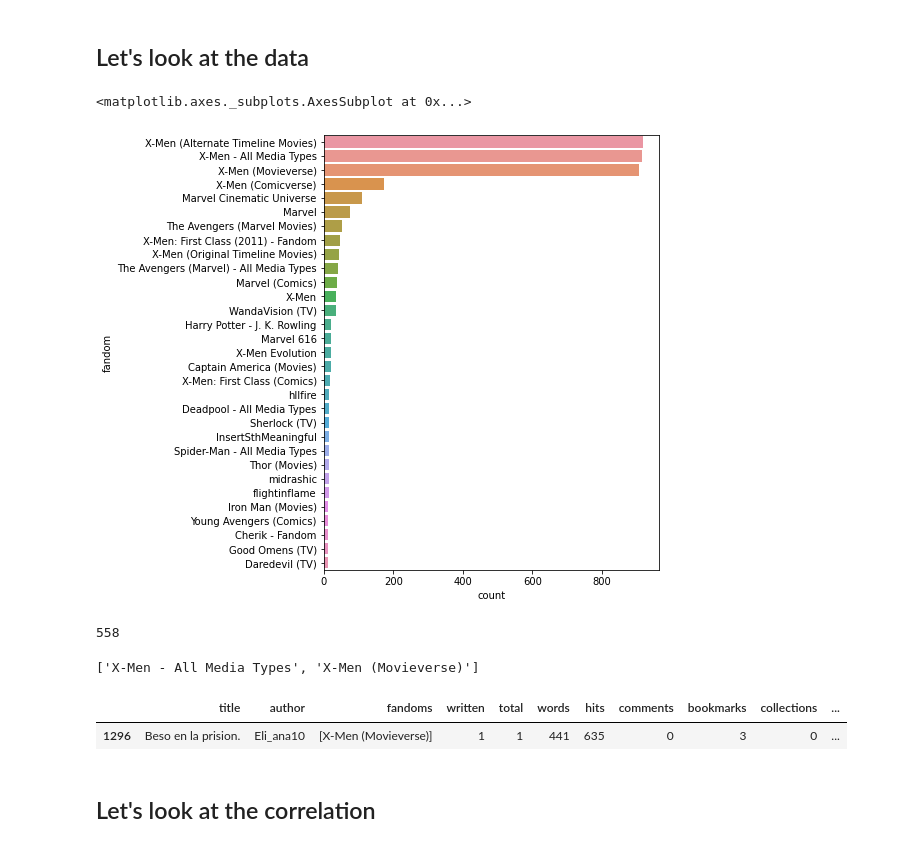
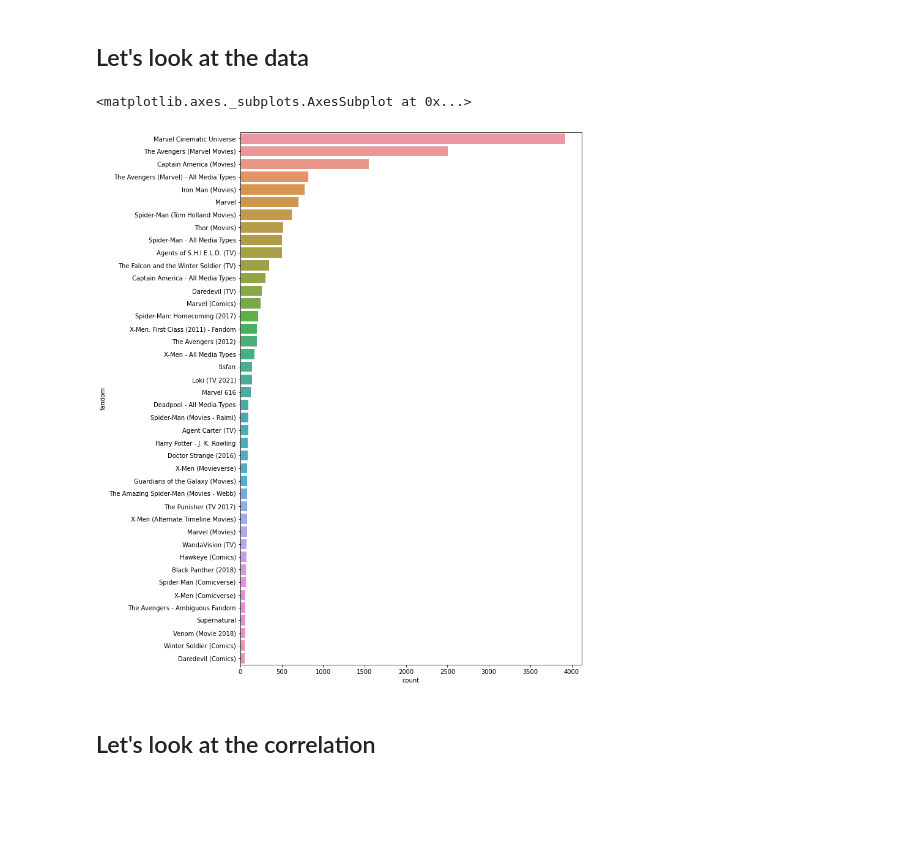
Before and after one commit to quicksilverri/fanfic-popularuty-prediction, a Jupyter notebook: fanfic_popularity_predictor.ipynb, the cells around one changed output. Cells and saved outputs as stored; diff of their text form; code cells hidden in the pictures; blank space fills up the shorter version.

```diff
--- a/fanfic_popularity_predictor.ipynb
+++ b/fanfic_popularity_predictor.ipynb
@@ -12,7 +16,7 @@ import seaborn as sns
 # %%
 marvel_link =  'https://archiveofourown.org/works?commit=Sort+and+Filter&work_search%5Bsort_column%5D=authors_to_sort_on&work_search%5Bother_tag_names%5D=&work_search%5Bexcluded_tag_names%5D=&work_search%5Bcrossover%5D=&work_search%5Bcomplete%5D=&work_search%5Bwords_from%5D=&work_search%5Bwords_to%5D=&work_search%5Bdate_from%5D=&work_search%5Bdate_to%5D=&work_search%5Bquery%5D=&work_search%5Blanguage_id%5D=&tag_id=Marvel'
 xmen_link = 'https://archiveofourown.org/works?work_search%5Bsort_column%5D=revised_at&work_search%5Bother_tag_names%5D=&exclude_work_search%5Bfreeform_ids%5D%5B%5D=11175&exclude_work_search%5Bfreeform_ids%5D%5B%5D=263297&work_search%5Bexcluded_tag_names%5D=&work_search%5Bcrossover%5D=&work_search%5Bcomplete%5D=&work_search%5Bwords_from%5D=&work_search%5Bwords_to%5D=&work_search%5Bdate_from%5D=&work_search%5Bdate_to%5D=&work_search%5Bquery%5D=&work_search%5Blanguage_id%5D=&commit=Sort+and+Filter&tag_id=Erik+Lehnsherr*s*Charles+Xavier'
-link = xmen_link
+link = marvel_link
 pages = 1000
 # %% [markdown]
 ### Create Fanfic class
@@ -122,6 +126,8 @@ class FanficParser:
     self.link = self.inlink
     self.page = 1
 
+    self.fanfics = []
+
   def get_domain(self):
      end_of_link = self.inlink.find('/', 8)
      domain = self.inlink[:end_of_link]
@@ -130,27 +136,31 @@ class FanficParser:
   def parse_page(self):
     page = req.get(self.link)
     soup = BeautifulSoup(page.content, 'html.parser')
-    fanfics = soup.select('[role~=article]')
+    self.fanfics = soup.select('[role~=article]')
+
+    new_link_relative = soup.select('li.next a')[0].get('href')
+    self.link = self.domain + new_link_relative
 
     print(f'{self.page} parsed')
     self.page += 1
 
-    new_link_relative = soup.select('li.next a')[0].get('href')
-    self.link = self.domain + new_link_relative
+  def parse(self, n_pages):
+    start_time = time()
 
-    return fanfics
+    for i in range(n_pages):
+      self.parse_page()
 
-  def parse(self, n_pages):
-    for i in range(n_pages):
-      fanfics = self.parse_page()
-
-      for fanfic in fanfics:
+      for fanfic in self.fanfics:
         self.df = self.df.append(Fanfic(fanfic).get_info())
 
     print(f'total {self.df.shape[0]} fanfics')
 
     self.df.index = range(self.df.shape[0])
 
+    end_time = time()
+
+    print(f'time for execution {end_time - start_time}')
+
   def reset(self):
     self.df = pd.DataFrame()
     self.link = self.inlink
@@ -253,22 +257,9 @@ import matplotlib.pyplot as plt
 # %%
-plt.figure(figsize=(6, 8))
-sns.barplot(data=df_count[df_count['count'] > 10], x='count', y='fandom', orient='h')
+plt.figure(figsize=(10, 16))
+sns.barplot(data=df_count[df_count['count'] > 50], x='count', y='fandom', orient='h')
 # %% [output]
 <matplotlib.axes._subplots.AxesSubplot at 0x...>
-[figure, old version]
+[figure, new version]
-# %%
-len(fandom_list)
-# %% [output]
-558
-# %%
-df.fandoms[0]
-# %% [output]
-['X-Men - All Media Types', 'X-Men (Movieverse)']
-# %%
-df.sample()
-# %% [output]
-|  | title | author | fandoms | written | total | words | hits | comments | bookmarks | collections | ... |
-| 1296 | Beso en la prision. | Eli_ana10 | [X-Men (Movieverse)] | 1 | 1 | 441 | 635 | 0 | 3 | 0 | ... |
 # %% [markdown]
 ## Let's look at the correlation
 # %%
```
Also changed, not shown: parts of 30 cells of this notebook.
